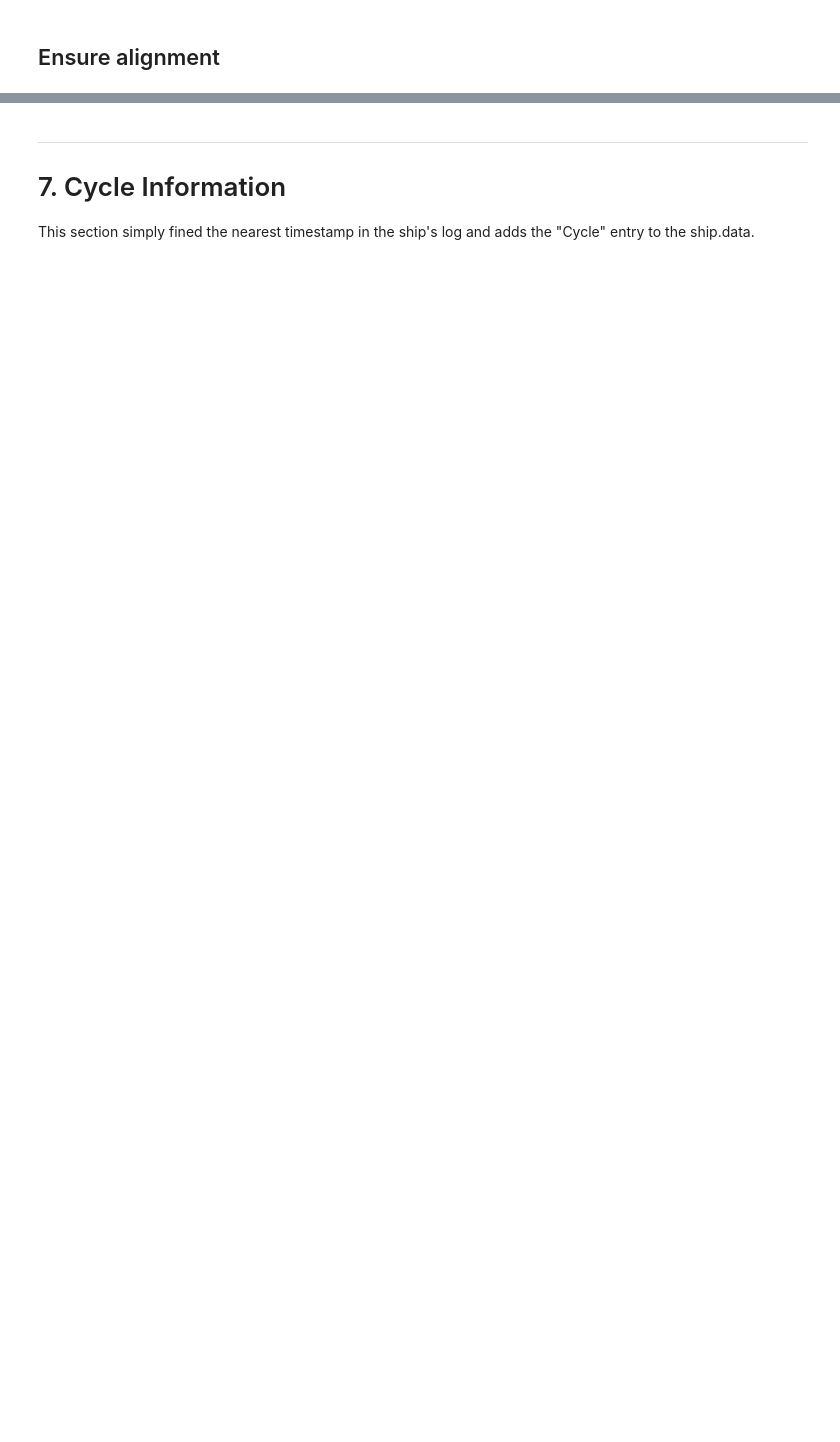
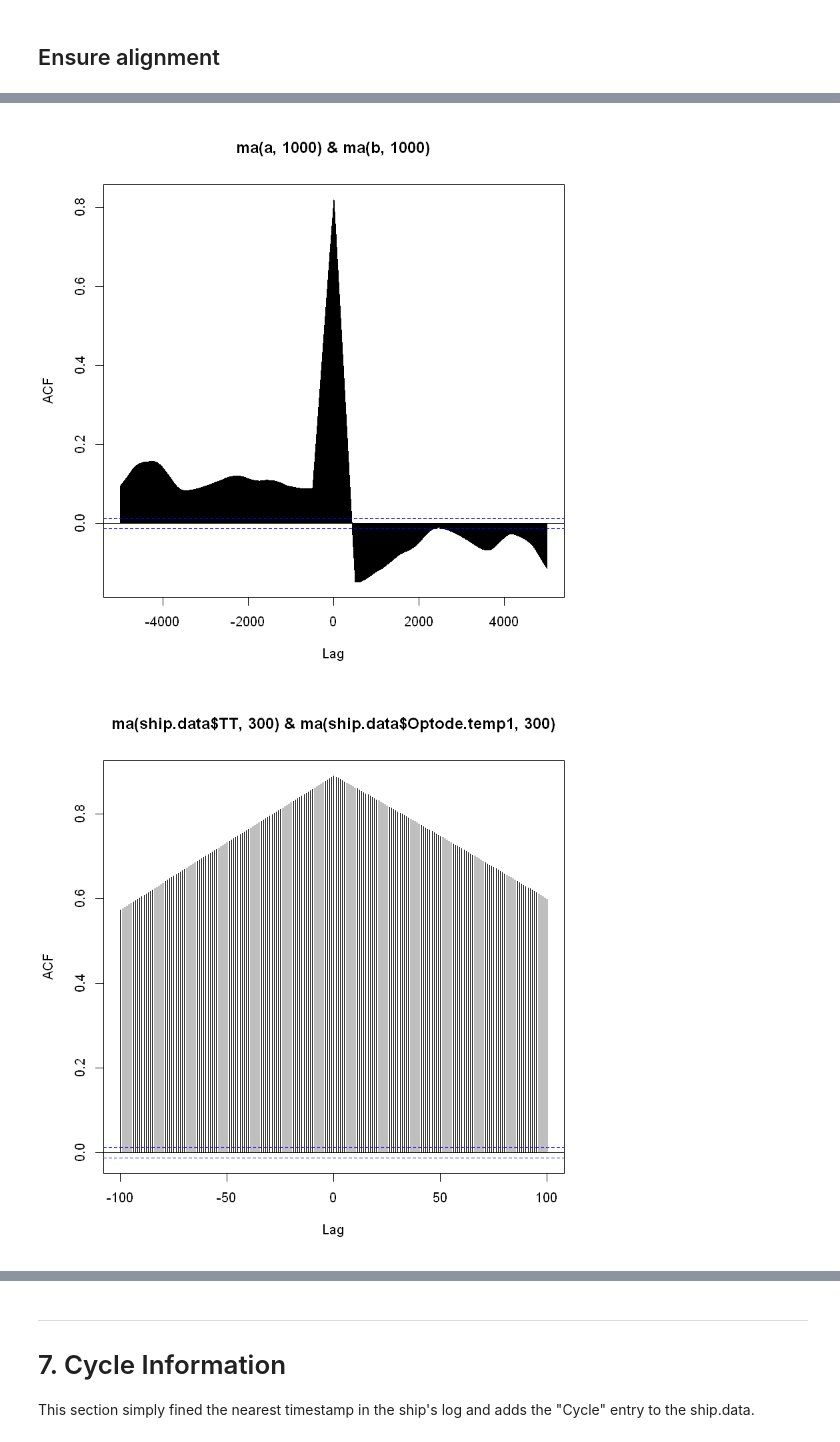
Before and after one commit to tbrycekelly/MIMS-TBK, a Jupyter notebook: Main Data Merge.ipynb, the cells around one changed output, grey strips where cells are left out. Cells and saved outputs as stored; diff of their text form; code cells hidden in the pictures; blank space fills up the shorter version.

```diff
--- a/Main Data Merge.ipynb
+++ b/Main Data Merge.ipynb
@@ -726 +749,23 @@ load('RStates/Optode 12.04.17.rdata')
+# %%
+ze = rep(0, nrow(ship.data))
+
+## Oxygen ch 1
+temp = eims.interp(ship.data$DT, optode$Time[optode$Oxy.ch1.flag == 1], ze, optode$Oxy.ch1[optode$Oxy.ch1.flag == 1], ze)
+ship.data$Optode.ch1 = temp[[1]]
+ship.data$Optode.ch1.FLAG = temp[[2]]
+
+## Oxygen ch 2
+temp = eims.interp(ship.data$DT, optode$Time[optode$Oxy.ch2.flag == 1], ze, optode$Oxy.ch2[optode$Oxy.ch2.flag == 1], ze)
+ship.data$Optode.ch2 = temp[[1]]
+ship.data$Optode.ch2.FLAG = temp[[2]]
+
+## Oxygen ch 3
+temp = eims.interp(ship.data$DT, optode$Time[optode$Oxy.ch3.flag == 1], ze, optode$Oxy.ch3[optode$Oxy.ch3.flag == 1], ze)
+ship.data$Optode.ch3 = temp[[1]]
+ship.data$Optode.ch3.FLAG = temp[[2]]
+
+## Oxygen ch 4
+temp = eims.interp(ship.data$DT, optode$Time[optode$Oxy.ch4.flag == 1], ze, optode$Oxy.ch4[optode$Oxy.ch4.flag == 1], ze)
+ship.data$Optode.ch4 = temp[[1]]
+ship.data$Optode.ch4.FLAG = temp[[2]]
 # %%
@@ -803,0 +839,11 @@ ccf(ship.data$OS, ship.data$MIMS.32, lag.max = 5000)
+# %%
+a = ship.data$O2.Ar/ship.data$O2.Ar.cal
+b = ship.data$O2.Ar/ship.data$MIMS.O2.Ar.cal
+
+a[a > 10] = 10
+b[b > 10] = 10
+ccf(ma(a, 1000), ma(b, 1000), lag.max = 5000)
+ccf(ma(ship.data$TT, 300), ma(ship.data$Optode.temp1, 300), lag.max = 100)
+# %% [output]
+[figure, added]
+[figure, added]
```
Also changed, not shown: parts of 20 cells of this notebook, 33 other files.
